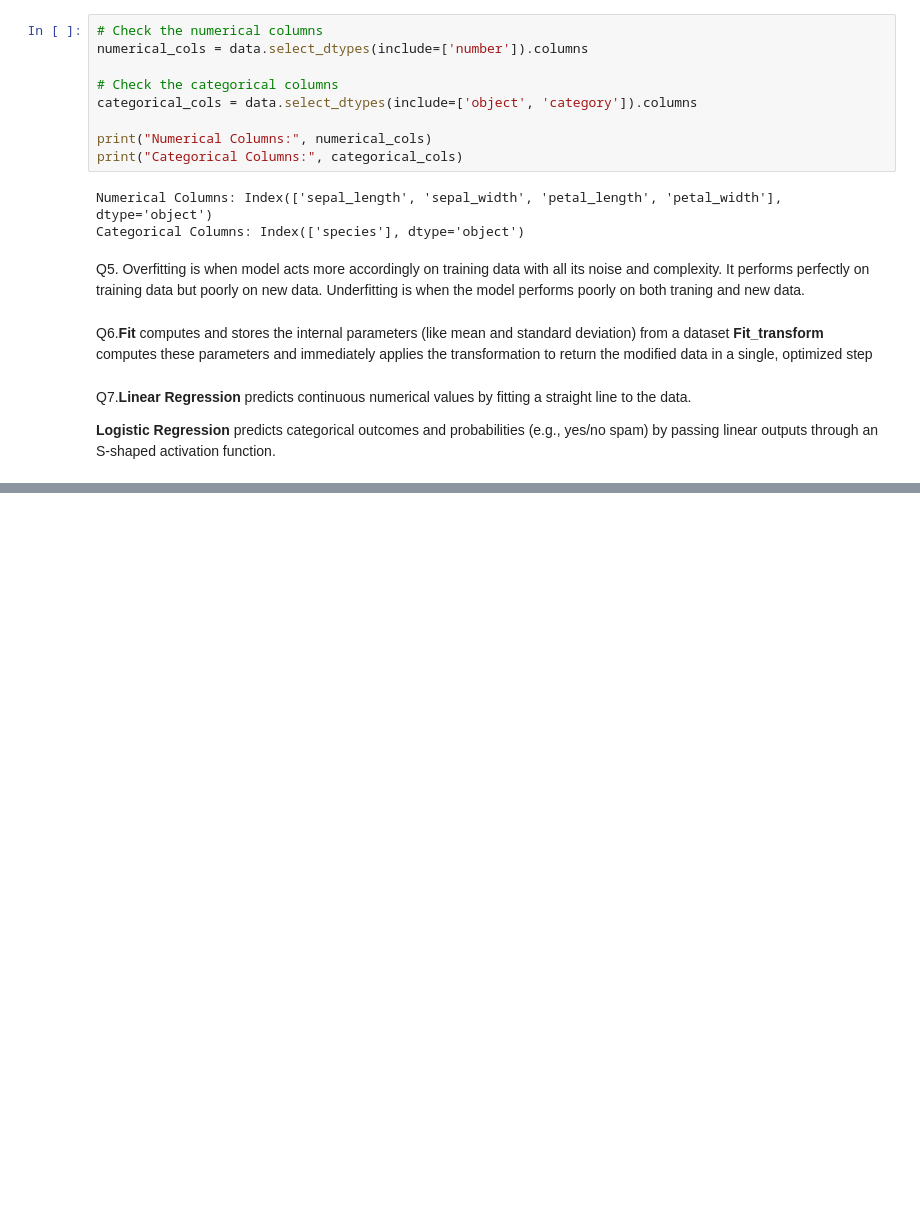
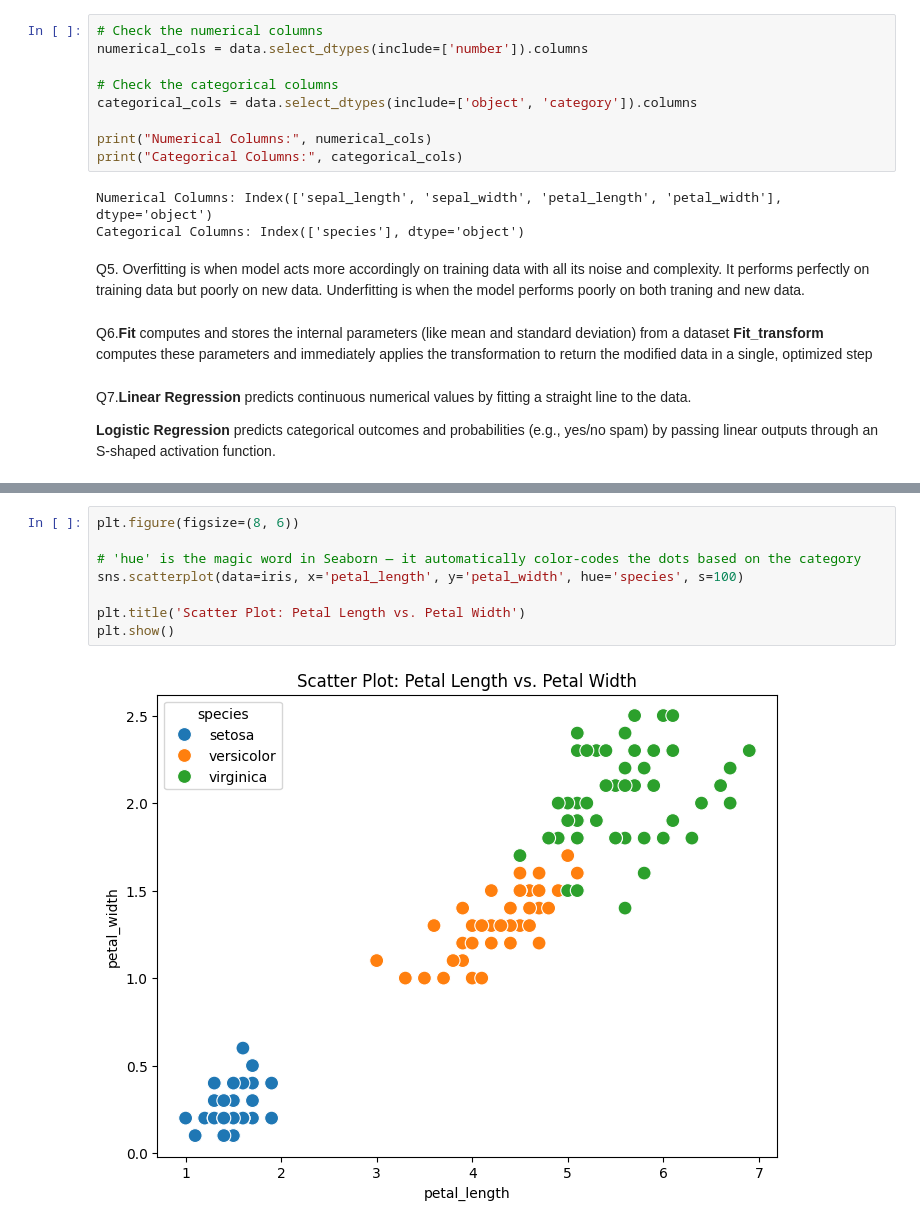
Before and after one commit to Rashedrahmann/learnig-log, a Jupyter notebook: Exam.ipynb, the cells around one changed output, grey strips where cells are left out. Cells and saved outputs as stored; diff of their text form; blank space fills up the shorter version.

```diff
--- a/Exam.ipynb
+++ b/Exam.ipynb
@@ -81,0 +134,10 @@ Q7.**Linear Regression** predicts continuous numerical values by fitting a strai
+# %%
+plt.figure(figsize=(8, 6))
+
+# 'hue' is the magic word in Seaborn — it automatically color-codes the dots based on the category
+sns.scatterplot(data=iris, x='petal_length', y='petal_width', hue='species', s=100)
+
+plt.title('Scatter Plot: Petal Length vs. Petal Width')
+plt.show()
+# %% [output]
+[figure, added]
```
Also changed, not shown: parts of 6 cells of this notebook.
